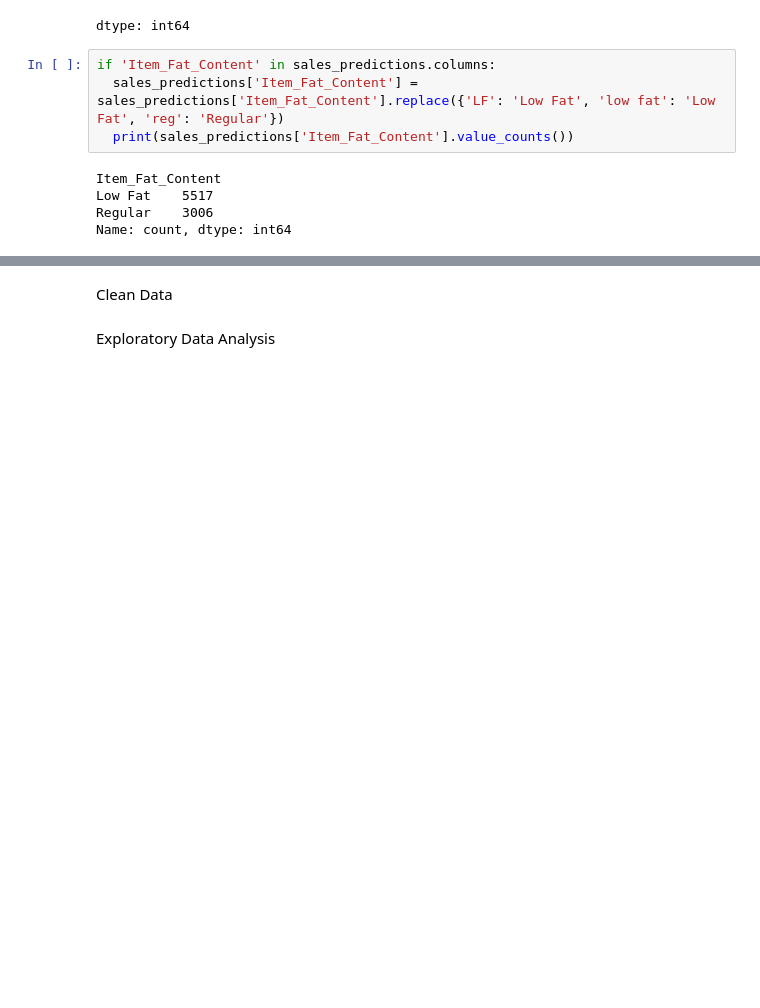
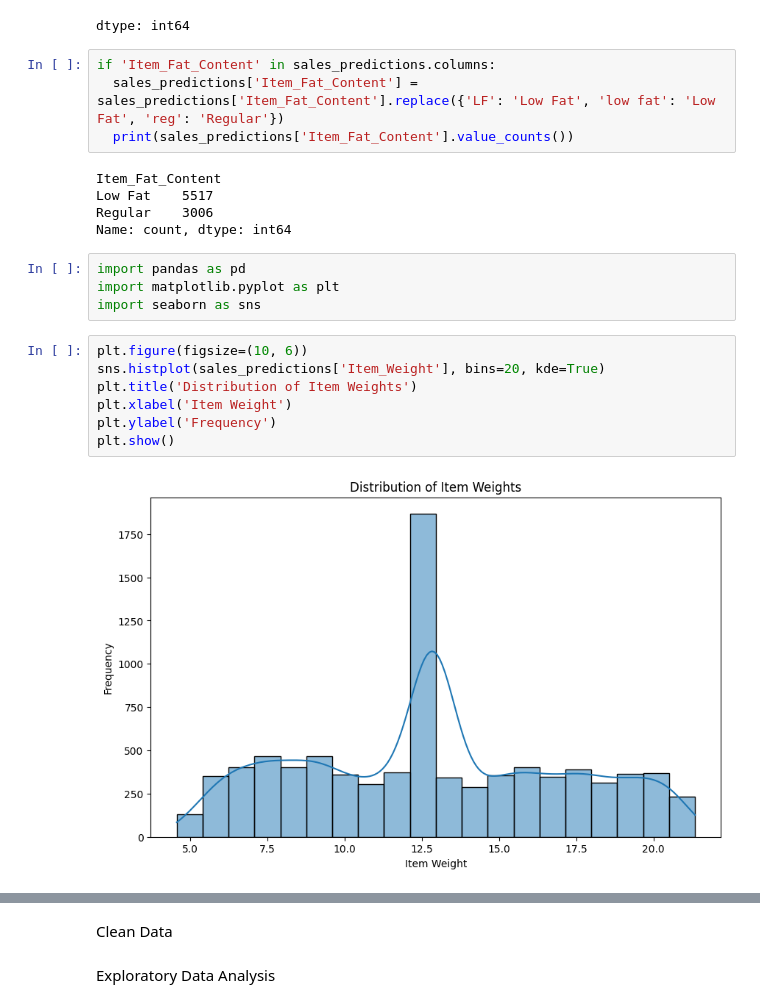
Before and after one commit to YousefAbuAli/Prediction-of-Product-Sales, a Jupyter notebook: Untitled4.ipynb, the cells around one changed output, grey strips where cells are left out. Saved outputs shown, nothing was run; the diff lists cells and outputs as text; blank space fills up the shorter version.

```diff
--- a/Untitled4.ipynb
+++ b/Untitled4.ipynb
@@ -116,3 +116,16 @@ Item_Fat_Content
 Low Fat    5517
 Regular    3006
 Name: count, dtype: int64
+# %%
+import pandas as pd
+import matplotlib.pyplot as plt
+import seaborn as sns
+# %%
+plt.figure(figsize=(10, 6))
+sns.histplot(sales_predictions['Item_Weight'], bins=20, kde=True)
+plt.title('Distribution of Item Weights')
+plt.xlabel('Item Weight')
+plt.ylabel('Frequency')
+plt.show()
+# %% [output]
+[figure, added]
```
Also changed, not shown: parts of 3 cells of this notebook.
